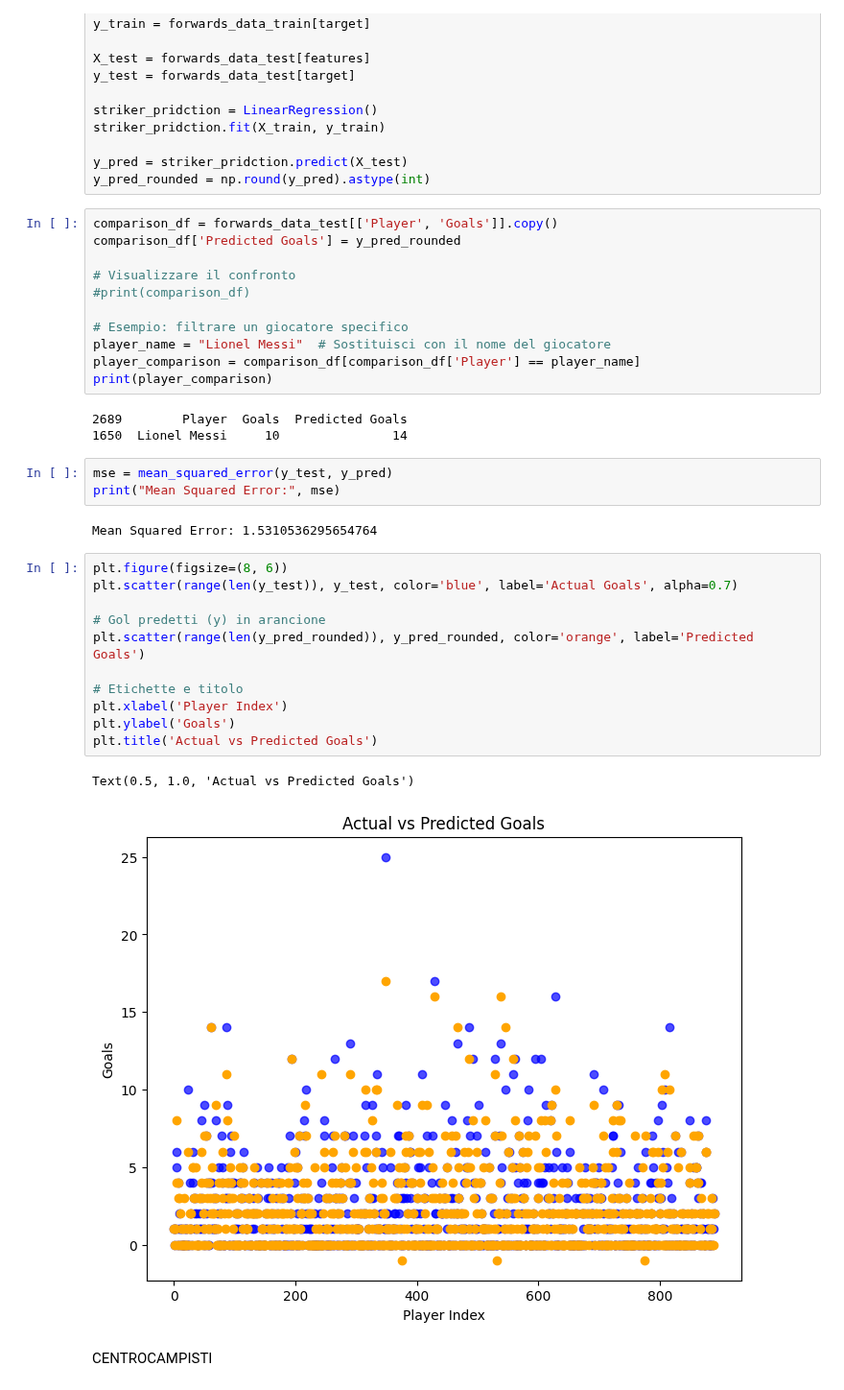
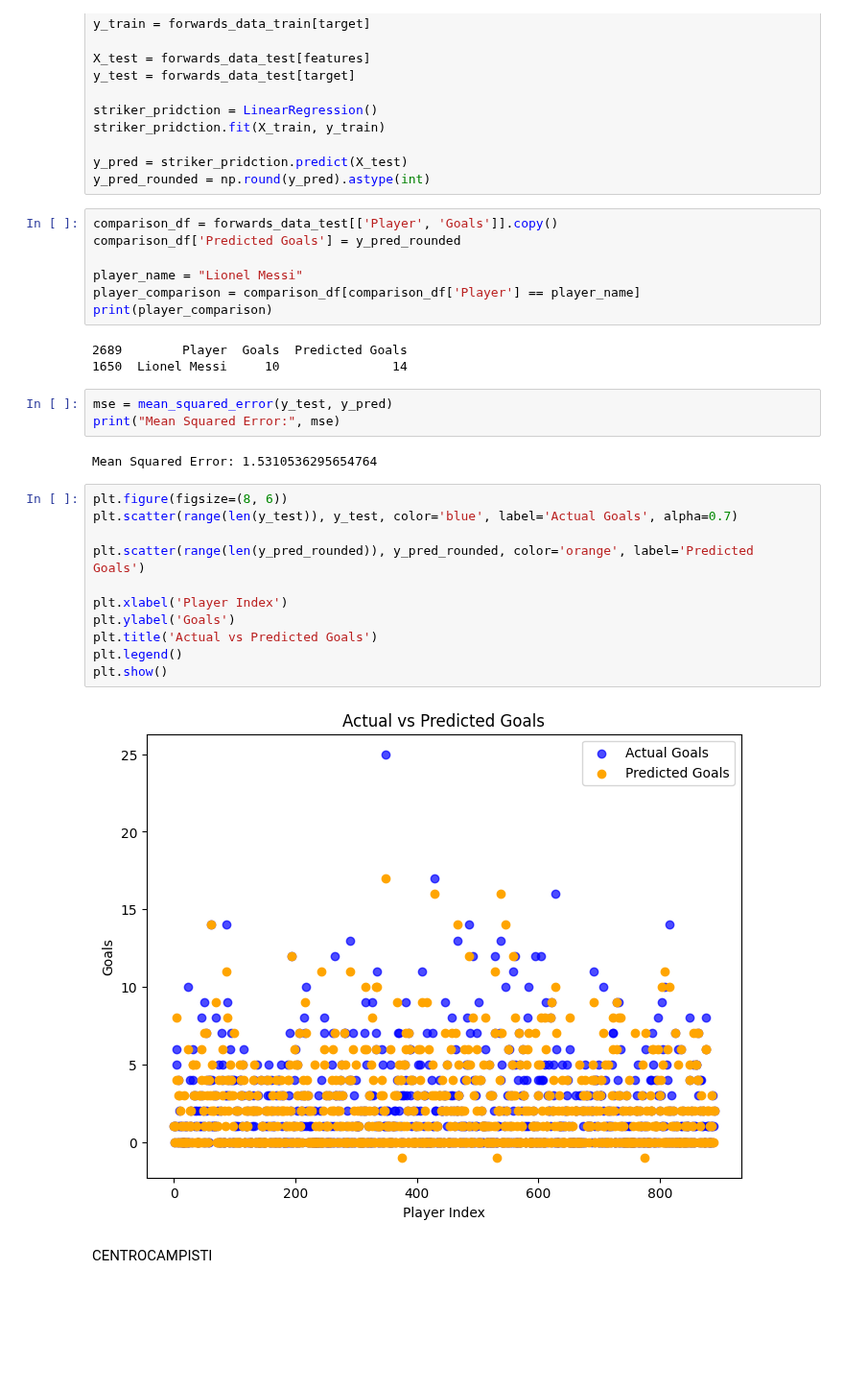
Before and after one commit to Mammew/proj_IDS, a Jupyter notebook: notebook.ipynb, the cells around one changed output. Shown at 96% size. Cells and saved outputs as stored; diff of their text form; blank space fills up the shorter version.

```diff
--- a/notebook.ipynb
+++ b/notebook.ipynb
@@ -385,11 +385,7 @@ y_pred_rounded = np.round(y_pred).astype(int)
 comparison_df = forwards_data_test[['Player', 'Goals']].copy()
 comparison_df['Predicted Goals'] = y_pred_rounded
 
-# Visualizzare il confronto
-#print(comparison_df)
-
-# Esempio: filtrare un giocatore specifico
-player_name = "Lionel Messi"  # Sostituisci con il nome del giocatore
+player_name = "Lionel Messi"
 player_comparison = comparison_df[comparison_df['Player'] == player_name]
 print(player_comparison)
 # %% [output]
@@ -403,17 +399,16 @@ Mean Squared Error: 1.5310536295654764
 # %%
 plt.figure(figsize=(8, 6))
 plt.scatter(range(len(y_test)), y_test, color='blue', label='Actual Goals', alpha=0.7)
 
-# Gol predetti (y) in arancione
 plt.scatter(range(len(y_pred_rounded)), y_pred_rounded, color='orange', label='Predicted Goals')
 
-# Etichette e titolo
 plt.xlabel('Player Index')
 plt.ylabel('Goals')
 plt.title('Actual vs Predicted Goals')
+plt.legend()
+plt.show()
 # %% [output]
-Text(0.5, 1.0, 'Actual vs Predicted Goals')
-[figure, old version]
+[figure, new version]
 # %% [markdown]
 CENTROCAMPISTI
 # %%
```
Also changed, not shown: parts of 7 cells of this notebook.
